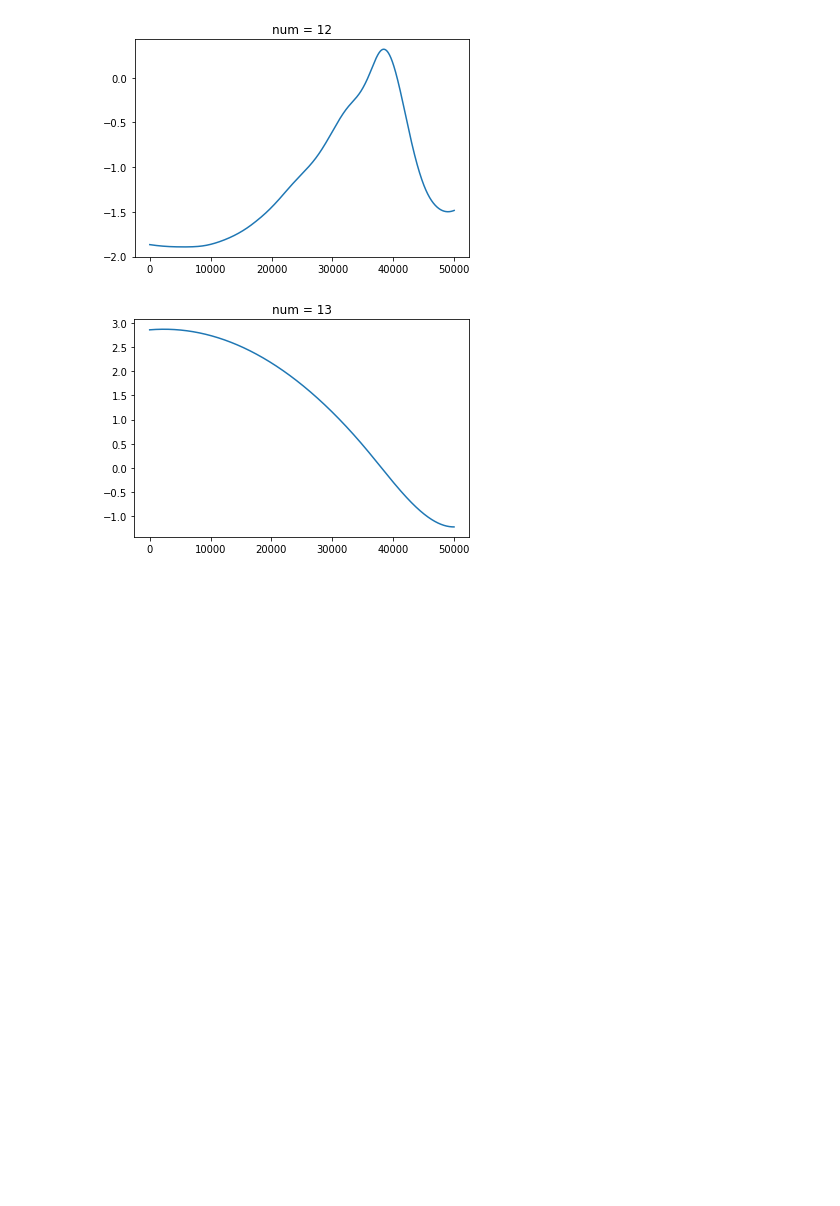
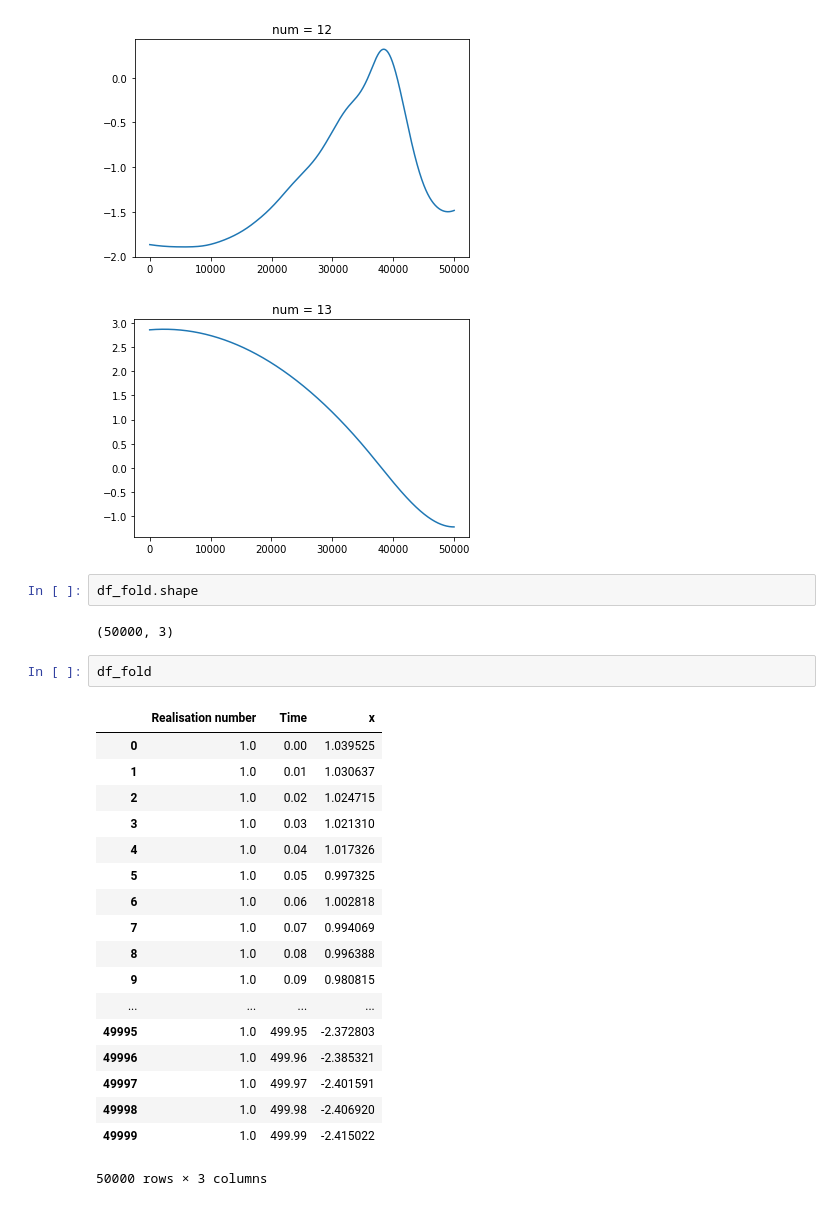
Before and after one commit to HerdOfBears/HHT_EWS, a Jupyter notebook: HHT Tests.ipynb, the cells around one changed output. Saved outputs shown, nothing was run; the diff lists cells and outputs as text; blank space fills up the shorter version.

Commit message:
Fold_sim data wo noise

```diff
--- a/HHT Tests.ipynb
+++ b/HHT Tests.ipynb
@@ -227,3 +227,28 @@ for i in range(0,14):
 [figure]
 [figure]
 [figure]
+# %%
+df_fold.shape
+# %% [output]
+(50000, 3)
+# %%
+df_fold
+# %% [output]
+|  | Realisation number | Time | x |
+| 0 | 1.0 | 0.00 | 1.039525 |
+| 1 | 1.0 | 0.01 | 1.030637 |
+| 2 | 1.0 | 0.02 | 1.024715 |
+| 3 | 1.0 | 0.03 | 1.021310 |
+| 4 | 1.0 | 0.04 | 1.017326 |
+| 5 | 1.0 | 0.05 | 0.997325 |
+| 6 | 1.0 | 0.06 | 1.002818 |
+| 7 | 1.0 | 0.07 | 0.994069 |
+| 8 | 1.0 | 0.08 | 0.996388 |
+| 9 | 1.0 | 0.09 | 0.980815 |
+| ... | ... | ... | ... |
+| 49995 | 1.0 | 499.95 | -2.372803 |
+| 49996 | 1.0 | 499.96 | -2.385321 |
+| 49997 | 1.0 | 499.97 | -2.401591 |
+| 49998 | 1.0 | 499.98 | -2.406920 |
+| 49999 | 1.0 | 499.99 | -2.415022 |
+50000 rows × 3 columns
```
Also changed, not shown: 2 other files.
